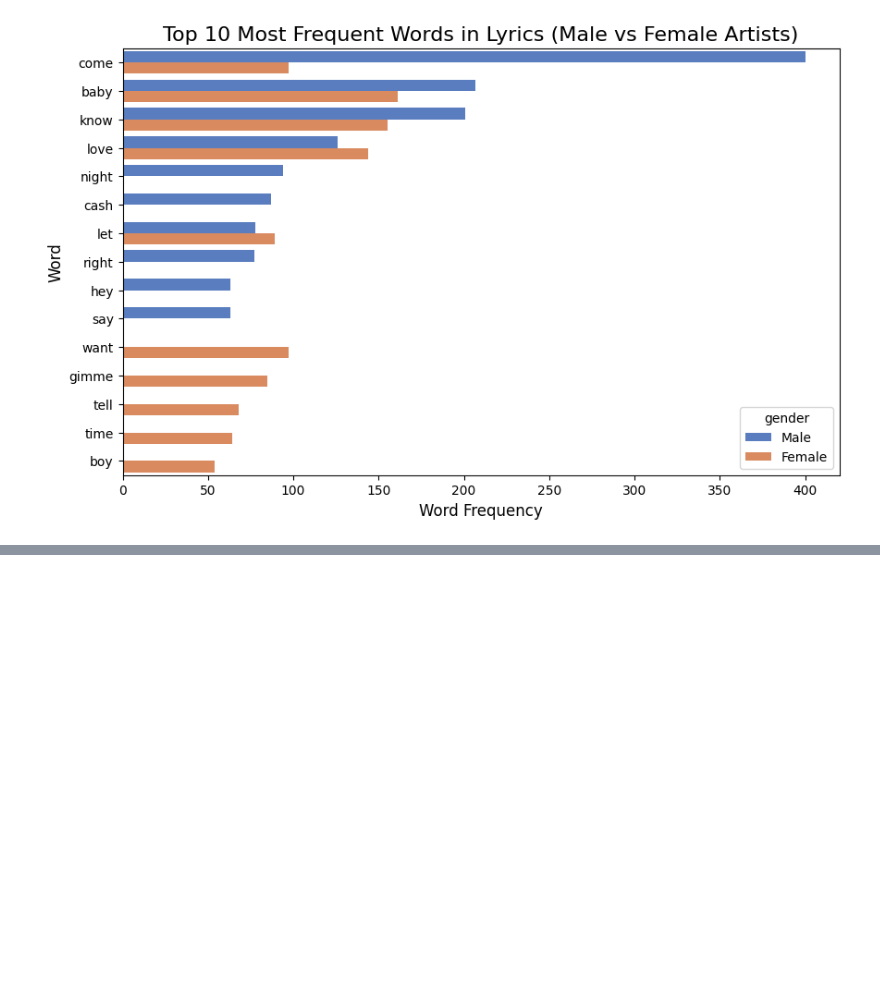
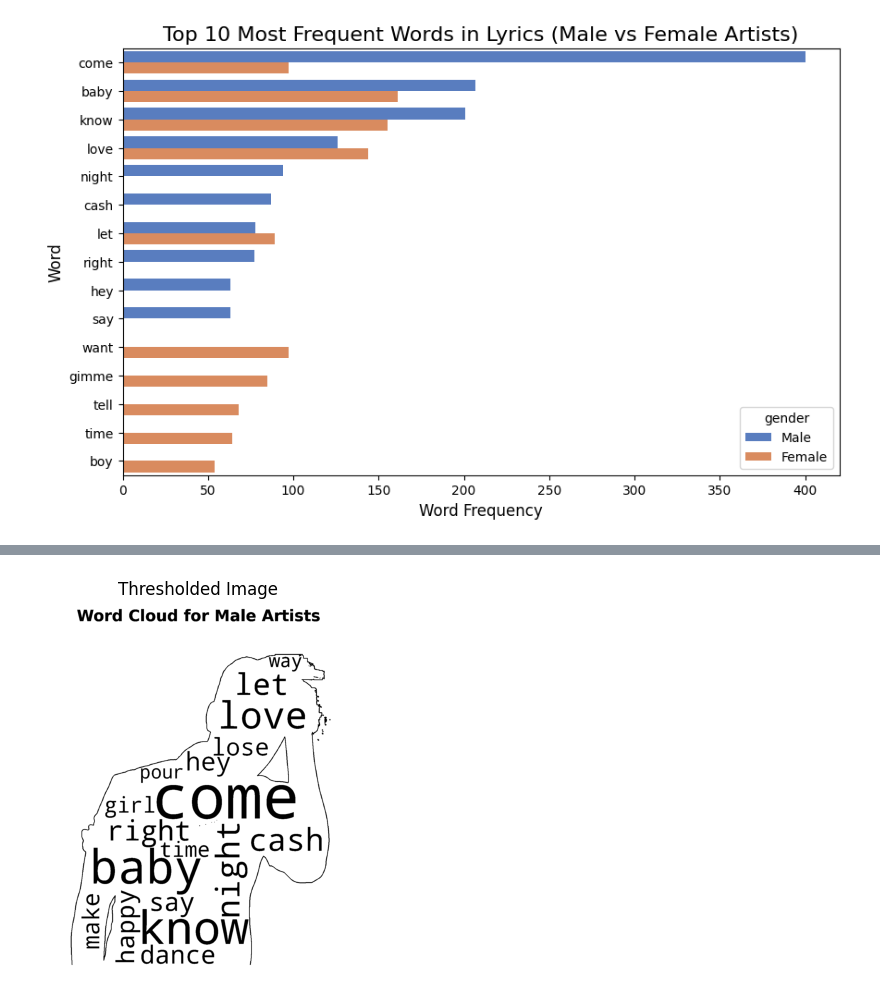
Before and after one commit to deyavuz/ds105a-spotify-research, a Jupyter notebook: code/NB03-Data-Visualisation.ipynb, the cells around one changed output, grey strips where cells are left out. Drawn from its saved outputs; the diff is of its cells as text; code cells hidden in the pictures; blank space fills up the shorter version.

```diff
--- a/code/NB03-Data-Visualisation.ipynb
+++ b/code/NB03-Data-Visualisation.ipynb
@@ -210,0 +270,82 @@ ValueError: anchor not supported for multiline text
+# %%
+import numpy as np
+import cv2
+import matplotlib.pyplot as plt
+
+def process_and_fill_mask(mask_path, fill_color=(255, 0, 0), debug=False):
+    # Load the mask image (WordCloud saved image)
+    orig_im = cv2.imread(mask_path)
+    if orig_im is None:
+        raise ValueError(f"Error: Image not found at {mask_path}")
+
+    # Convert image to grayscale
+    gray = cv2.cvtColor(orig_im, cv2.COLOR_BGR2GRAY)
+
+    # Apply threshold to create a binary image (adjust the thresholding)
+    _, thresh_gray = cv2.threshold(gray, 200, 255, cv2.THRESH_BINARY)
+
+    if debug:
+        plt.figure()
+        plt.title("Thresholded Image")
+        plt.imshow(thresh_gray, cmap='gray')
+        plt.axis('off')
+        plt.show()
+
+    # Find contours in the thresholded image
+    contours, _ = cv2.findContours(thresh_gray, cv2.RETR_EXTERNAL, cv2.CHAIN_APPROX_SIMPLE)
+
+    if len(contours) == 0:
+        raise ValueError("No contours found in the image.")
+
+    # Create a mask for the inside contour (word cloud)
+    inside_mask = np.zeros_like(thresh_gray)
+    cv2.drawContours(inside_mask, contours, -1, 255, thickness=cv2.FILLED)
+
+    # Check the inside mask
+    if debug:
+        plt.figure()
+        plt.title("Inside Mask")
+        plt.imshow(inside_mask, cmap='gray')
+        plt.axis('off')
+        plt.show()
+
+    # Create the outside mask by inverting the inside mask
+    outside_mask = cv2.bitwise_not(inside_mask)
+
+    if debug:
+        plt.figure()
+        plt.title("Outside Mask")
+        plt.imshow(outside_mask, cmap='gray')
+        plt.axis('off')
+        plt.show()
+
+    # Create a background filled with the specified color (red, green, etc.)
+    filled_background = np.ones_like(orig_im) * np.array(fill_color, dtype=np.uint8)
+
+    # Apply the inside mask to retain the original word cloud, and fill the outside with the color
+    result = cv2.bitwise_and(orig_im, orig_im, mask=inside_mask)
+    result += cv2.bitwise_and(filled_background, filled_background, mask=outside_mask)
+
+    if debug:
+        plt.figure()
+        plt.title("Final Result")
+        plt.imshow(cv2.cvtColor(result, cv2.COLOR_BGR2RGB))
+        plt.axis('off')
+        plt.show()
+
+    # Save result
+    save_path = mask_path.replace(".png", "_filled.png")
+    cv2.imwrite(save_path, result)
+    print(f"Processed image saved at: {save_path}")
+
+    return result
+
+# Example Usage
+male_mask_path = "../images/male_wordcloud.png"
+female_mask_path = "../images/female_wordcloud.png"
+
+# Process and debug
+male_result = process_and_fill_mask(male_mask_path, fill_color=(0, 255, 0), debug=True)
+female_result = process_and_fill_mask(female_mask_path, fill_color=(255, 0, 0), debug=True)
+# %% [output]
+[figure, added]
```
Also changed, not shown: parts of 5 cells of this notebook.
